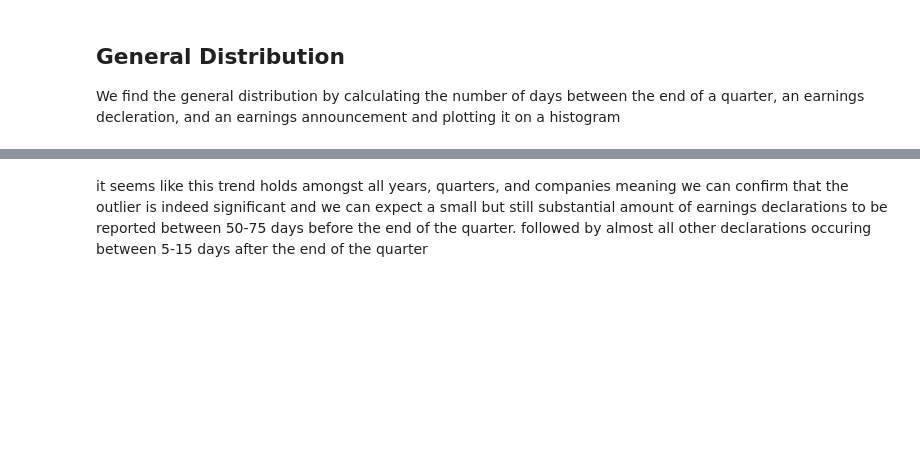
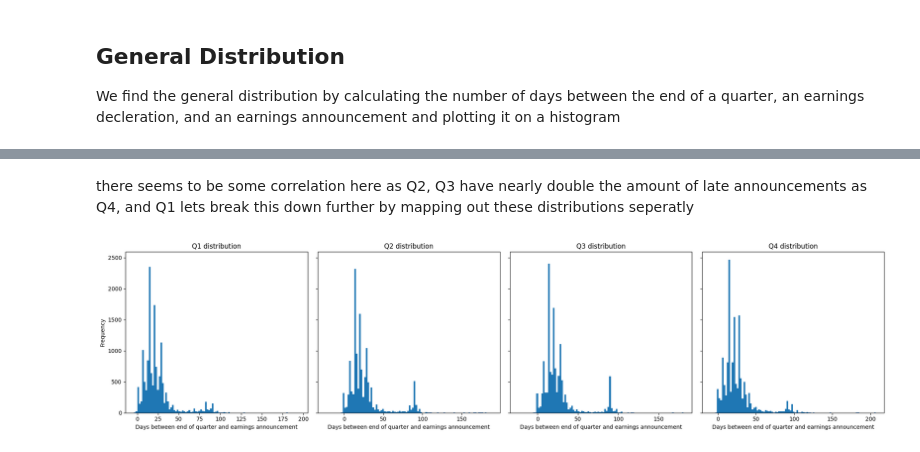
Before and after one commit to Barak-Horowitz/Walleye-Capital-Case-Study, a Jupyter notebook: dividendPrediction.ipynb, the cells around one changed output, grey strips where cells are left out. Cells and saved outputs as stored; diff of their text form; code cells hidden in the pictures; blank space fills up the shorter version.

```diff
--- a/dividendPrediction.ipynb
+++ b/dividendPrediction.ipynb
@@ -317,2 +296,18 @@ plt.show()
-# %% [markdown]
-it seems like this trend holds amongst all years, quarters, and companies meaning we can confirm that the outlier is indeed significant and we can expect a small but still substantial amount of earnings declarations to be reported between 50-75 days before the end of the quarter. followed by almost all other declarations occuring between 5-15 days after the end of the quarter
+# %% [markdown]
+there seems to be some correlation here as Q2, Q3 have nearly double the amount of late announcements as Q4, and Q1 lets break this down further by mapping out these distributions seperatly
+# %%
+num_bins = 100
+# creating figures and subplots showcasing how the time in between quarter end date and earnings declaration changes depending on the given quarter
+quarters = company_earnings_df['Quarter'].unique()
+fig, axs = plt.subplots(1, len(quarters), figsize=(20,5), sharey=True) # setting sharey ensures all figures have the same timescale on the bottom
+for i, quarter in enumerate(quarters): # looping over all quarters to display their plots
+    quarter_df = company_earnings_df[company_earnings_df['Quarter'] == quarter]
+    axs[i].hist(quarter_df['DaysBetweenQuarterAndAnnouncement'], bins=num_bins)
+    axs[i].set_title(f'{quarter} distribution')
+    axs[i].set_xlabel('Days between end of quarter and earnings announcement')
+    if i == 0:
+        axs[i].set_ylabel('Frequency')
+plt.tight_layout()
+plt.show()
+# %% [output]
+[figure, added]
```
Also changed, not shown: parts of 28 cells of this notebook.
